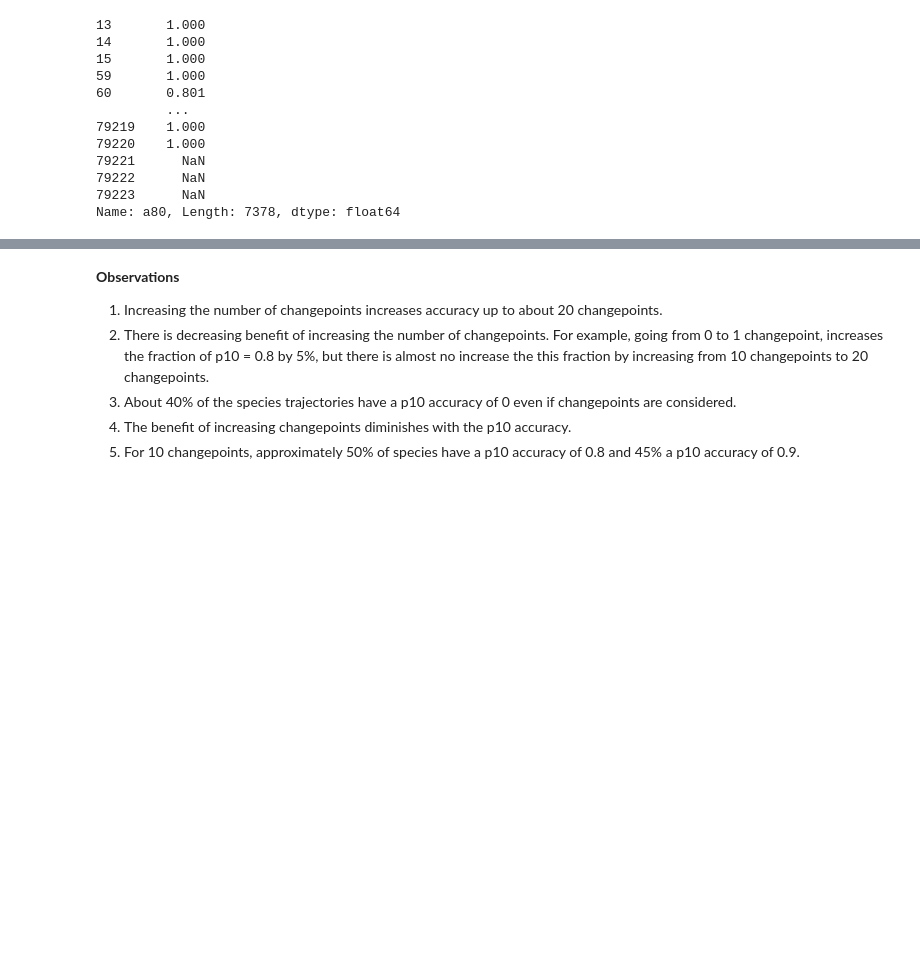
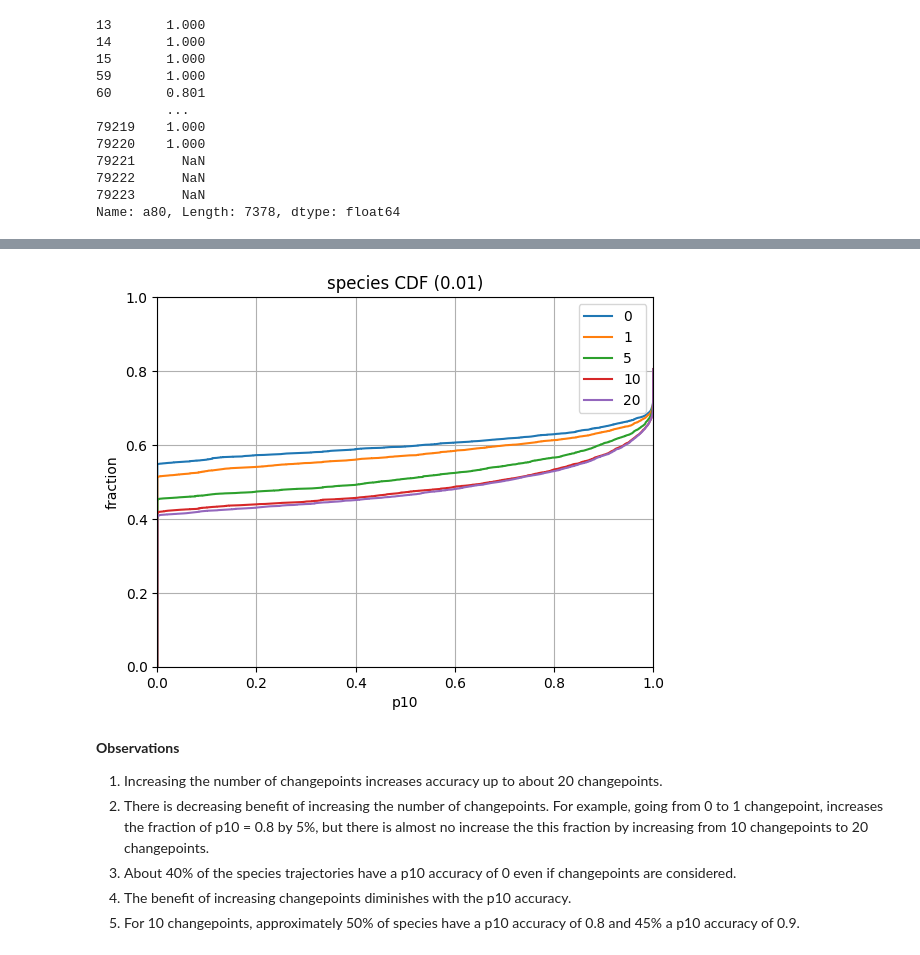
Before and after one commit to ModelEngineering/linearity_analysis, a Jupyter notebook: notebooks/piecewise_predictions.ipynb, the cells around one changed output, grey strips where cells are left out. Drawn from its saved outputs; the diff is of its cells as text; code cells hidden in the pictures; blank space fills up the shorter version.

Commit message:
Progress on piecwise_predictions.ipynb

```diff
--- a/notebooks/piecewise_predictions.ipynb
+++ b/notebooks/piecewise_predictions.ipynb
@@ -100,18 +100,19 @@ ser
 79223      NaN
 Name: a80, Length: 7378, dtype: float64
 # %%
-def plotCDF(max_changepoints=[0, 1, 5, 10, 20], is_species: bool = True, col="p10"):
-    thresholds = DF[cn.COL_COEFFICIENT_THRESHOLD].unique()
-    if len(thresholds) != 1:
-        raise ValueError(f"Data contains missing or > 1 coefficient threshold: {thresholds}")
-    threshold = thresholds[0]
-    dct = {c: getColumn(DF, col=col, max_changepoint = c, is_species=is_species) for c in max_changepoints}
+def plotCDF(coefficient_threshold: float = 0.001, max_changepoints=[0, 1, 5, 10, 20], is_species: bool = True, col="p10"):
+    # Construct the dataframe to process
+    path = os.path.join(cn.DATA_DIR, f"piecewise_predictions_{coefficient_threshold}.csv")
+    df = pd.read_csv(path)
+    df["key"] = [m + "_" + str(s) for m, s in zip(NONOSCILLATION_DF[cn.COL_SYSTEM_ID], NONOSCILLATION_DF[cn.COL_SPECIES_NAME])]
+    import pdb; pdb.set_trace()
+    df = df[ df["key"].isin(NONOSCILLATION_DF["key"])]
+    #
+    dct = {c: getColumn(df, col=col, max_changepoint = c, is_species=is_species) for c in max_changepoints}
     for key, value in dct.items():
         Score.plotCDFArray(value)
     ax = plt.gca()
     ax.legend([str(c) for c in max_changepoints])
     ax.set_xlabel(col)
     qualifier = "species" if is_species else "model"
-    ax.set_title(f"{qualifier} CDF ({threshold})")
-
-plotCDF()
+    ax.set_title(f"{qualifier} CDF ({coefficient_threshold})")
@@ -120,3 +123,7 @@ plotCDF()
+# %%
+plotCDF(coefficient_threshold=0.01)
+# %% [output]
+[figure, added]
 # %% [markdown]
 **Observations**
 1. Increasing the number of changepoints increases accuracy up to about 20 changepoints.
```
Also changed, not shown: parts of 2 cells of this notebook, 1 other file.
